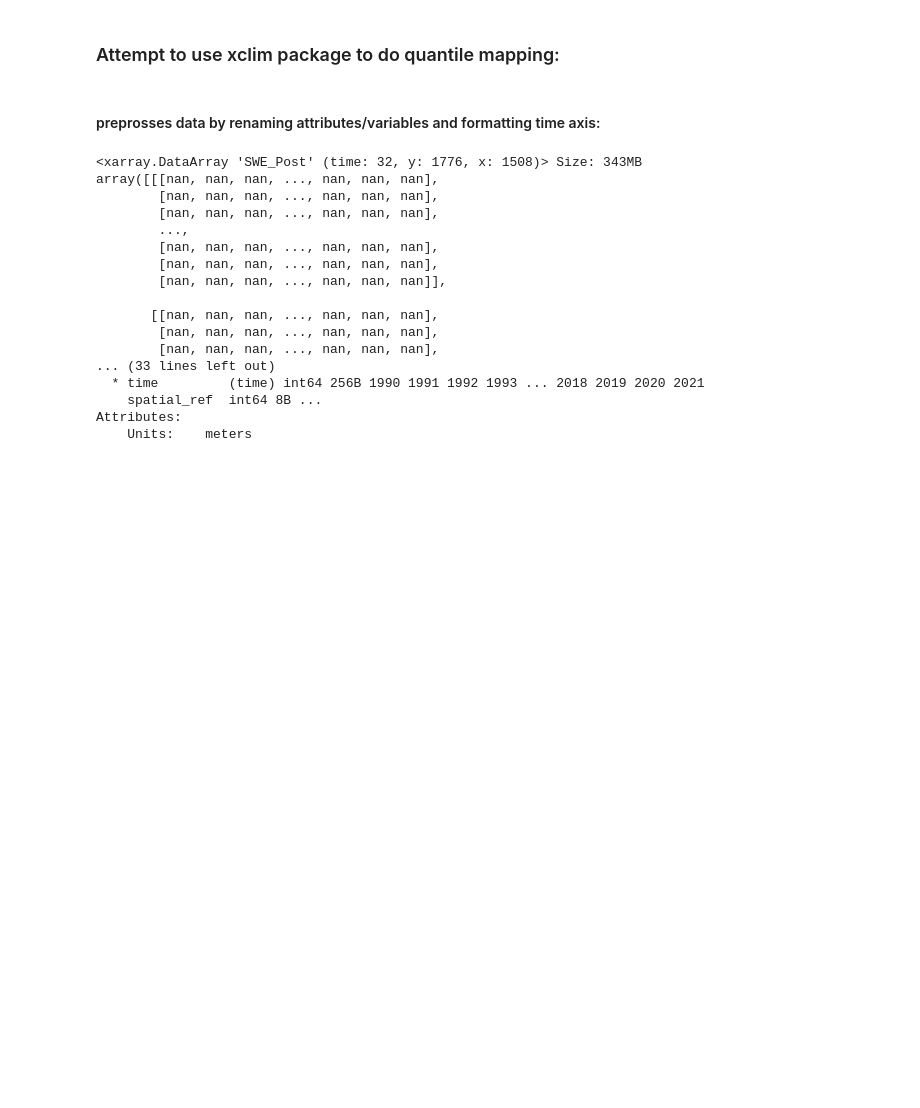
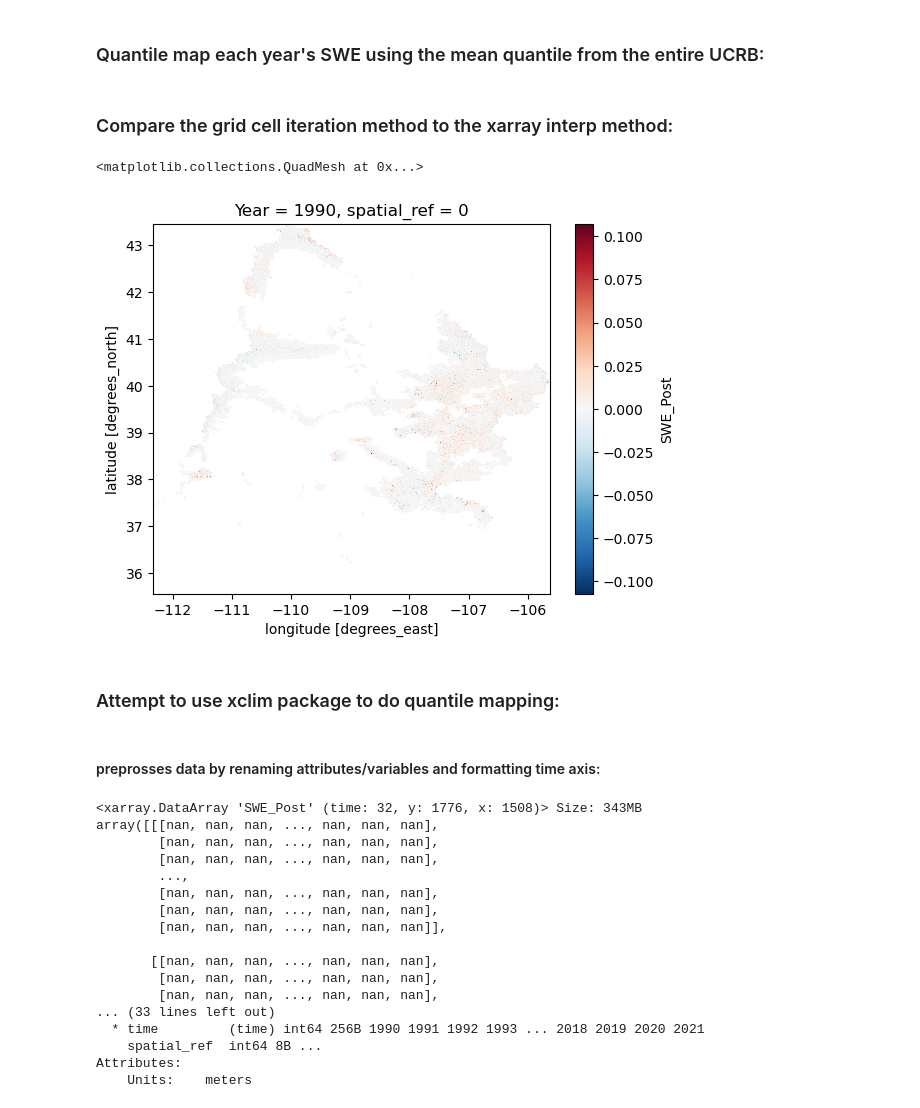
Before and after one commit to bessoh2/correlated-domains, a Jupyter notebook: notebooks/quantile_mapping_gridded.ipynb, the cells around one changed output. Saved outputs shown, nothing was run; the diff lists cells and outputs as text; code cells hidden in the pictures; blank space fills up the shorter version.

```diff
--- a/notebooks/quantile_mapping_gridded.ipynb
+++ b/notebooks/quantile_mapping_gridded.ipynb
@@ -45,0 +155,14 @@ nearest_station_swe_sc[1].plot()
+# %%
+# Calculate CDF using median unbiased method (Q8)
+
+quantiles = np.linspace(0,1,100)
+
+for year in np.arange(1990, 2022):
+
+    quantile_fn = f'../data/quantile_ncs/sr_quantiles_{year}_q8.nc'
+
+    if os.path.isfile(quantile_fn):
+        continue
+    else:
+        sr_quantiles_yr = swe.SWE_Post.where((swe.SWE_Post['Year'] != year), drop=True).quantile(quantiles, dim='Year', method='median_unbiased')
+        sr_quantiles_yr.to_netcdf(quantile_fn)
@@ -45,0 +171,12 @@ nearest_station_swe_sc[1].plot()
+# %%
+file_path = '../data/calculated_swe/quantiles/calculated_swe_quantile_mean_wic_sc_newmethod_q8.nc'
+
+if os.path.isfile(file_path):
+    calculated_swe_quantiles_xr_q8 = xr.open_dataarray(file_path)
+else:
+    calculated_swe_quantiles_xr_q8 = xr.full_like(swe.SWE_Post, np.nan)
+    for year in np.arange(0,32):
+        quantile_fn = f'../data/quantile_ncs/sr_quantiles_{year+1990}_q8.nc'
+        sr_quantiles_yr = xr.open_dataarray(quantile_fn)
+        calculated_swe_quantiles_xr_q8[year] = sr_quantiles_yr.interp(quantile=mean_quantile[year], method='linear')
+        calculated_swe_quantiles_xr_q8.to_netcdf(file_path)
@@ -45,0 +220,2 @@ nearest_station_swe_sc[1].plot()
+# %% [markdown]
+### Quantile map each year's SWE using the mean quantile from the entire UCRB:
@@ -46,3 +234,14 @@ nearest_station_swe_sc[1].plot()
+# %%
+old_method_mean_wic = xr.open_dataset('../data/calculated_swe/quantiles/calculated_swe_quantile_mean_wic_sc.nc')
+# %% [markdown]
+### Compare the grid cell iteration method to the xarray interp method:
+# %%
+method_dif = calculated_swe_quantiles_xr_q8 - old_method_mean_wic
+# %%
+method_dif.SWE_Post[0].plot()
+# %% [output]
+<matplotlib.collections.QuadMesh at 0x...>
+[figure, added]
 # %% [markdown]
 ### Attempt to use xclim package to do quantile mapping:
 # %%
```
Also changed, not shown: parts of 68 cells of this notebook, 6 other files.
